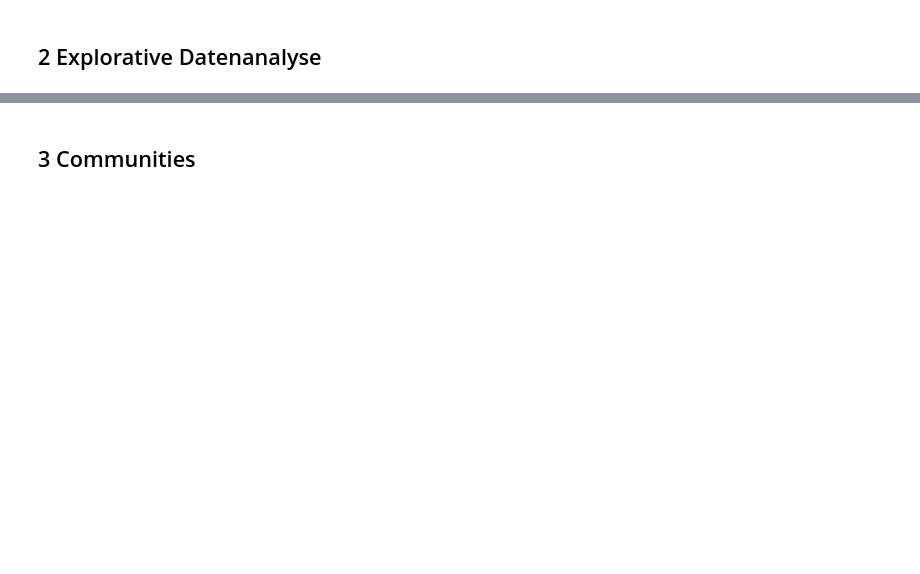
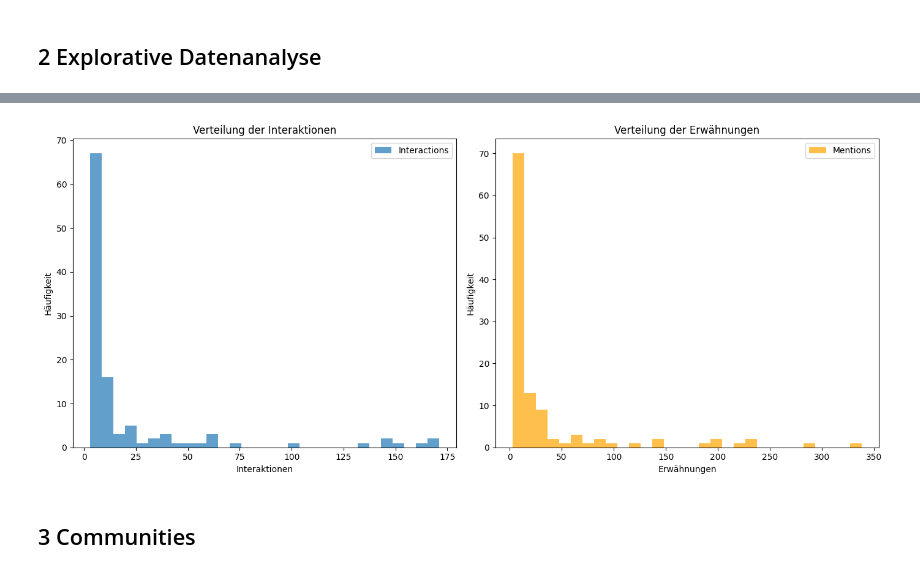
Before and after one commit to Luuzemp14/san_hs24_minichallenge, a Jupyter notebook: master_notebook.ipynb, the cells around one changed output, grey strips where cells are left out. Drawn from its saved outputs; the diff is of its cells as text; code cells hidden in the pictures; blank space fills up the shorter version.

Commit message:
- master_notebook.ipynb eda full interaction und mention

```diff
--- a/master_notebook.ipynb
+++ b/master_notebook.ipynb
@@ -21,0 +52,13 @@ ModuleNotFoundError: No module named 'community'
+# %%
+full_interaction_data = utils.load_json("data/starwars-full-interactions-allCharacters.json")
+full_mention_data = utils.load_json("data/starwars-full-mentions.json")
+# %%
+int_nodes = full_interaction_data.get("nodes", [])
+int_links = full_interaction_data.get("links", [])
+ment_nodes = full_mention_data.get("nodes", [])
+ment_links = full_mention_data.get("links", [])
+
+int_nodes_df = pd.DataFrame(int_nodes)
+int_links_df = pd.DataFrame(int_links)
+ment_nodes_df = pd.DataFrame(ment_nodes)
+ment_links_df = pd.DataFrame(ment_links)
@@ -22,2 +115,21 @@ ModuleNotFoundError: No module named 'community'
+# %%
+plt.figure(figsize=(14, 6))
+plt.subplot(1, 2, 1)
+plt.hist(int_nodes_df["value"], bins=30, alpha=0.7, label="Interactions")
+plt.title("Verteilung der Interaktionen")
+plt.xlabel("Interaktionen")
+plt.ylabel("Häufigkeit")
+plt.legend()
+
+plt.subplot(1, 2, 2)
+plt.hist(ment_nodes_df["value"], bins=30, alpha=0.7, color="orange", label="Mentions")
+plt.title("Verteilung der Erwähnungen")
+plt.xlabel("Erwähnungen")
+plt.ylabel("Häufigkeit")
+plt.legend()
+plt.tight_layout()
+plt.show()
+# %% [output]
+[figure, added]
 # %% [markdown]
 ## 3 Communities
```
Also changed, not shown: parts of 9 cells of this notebook, 1 other file.
